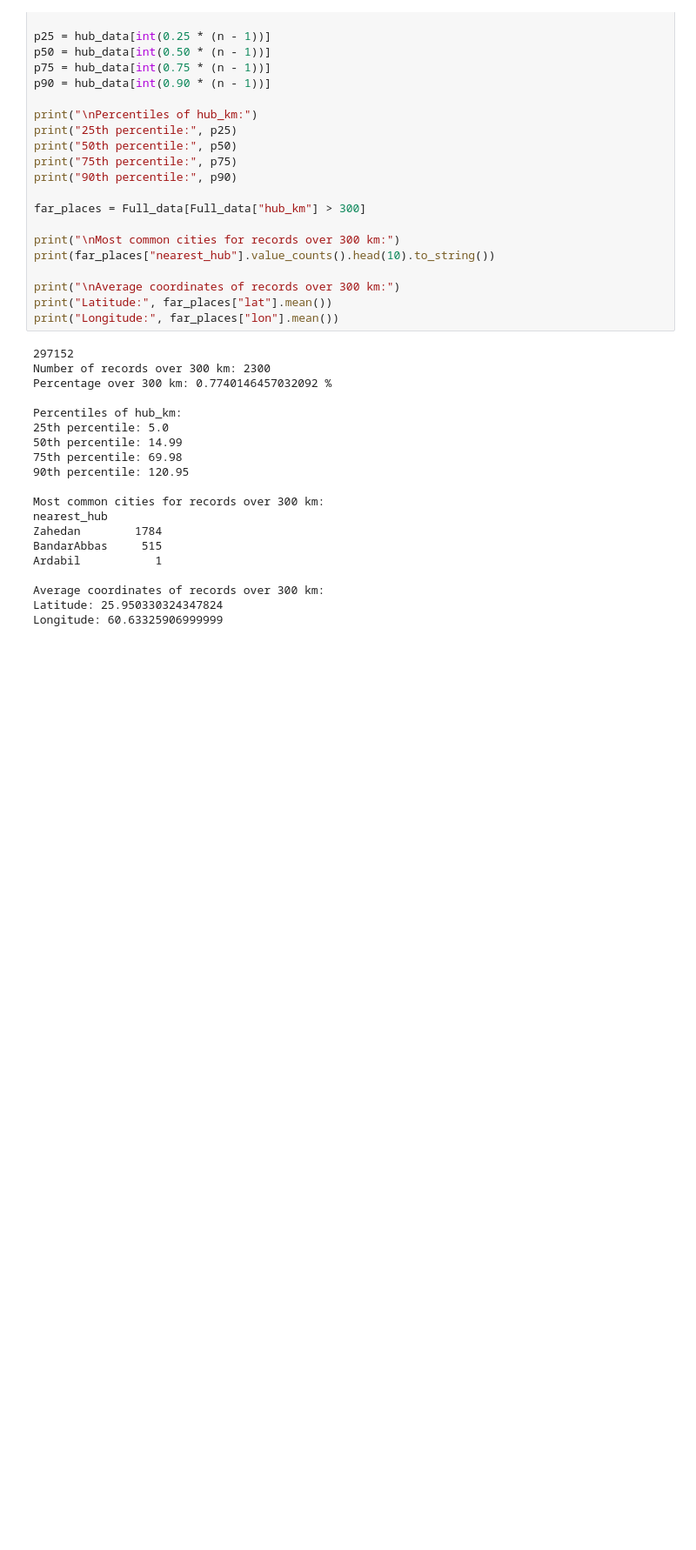
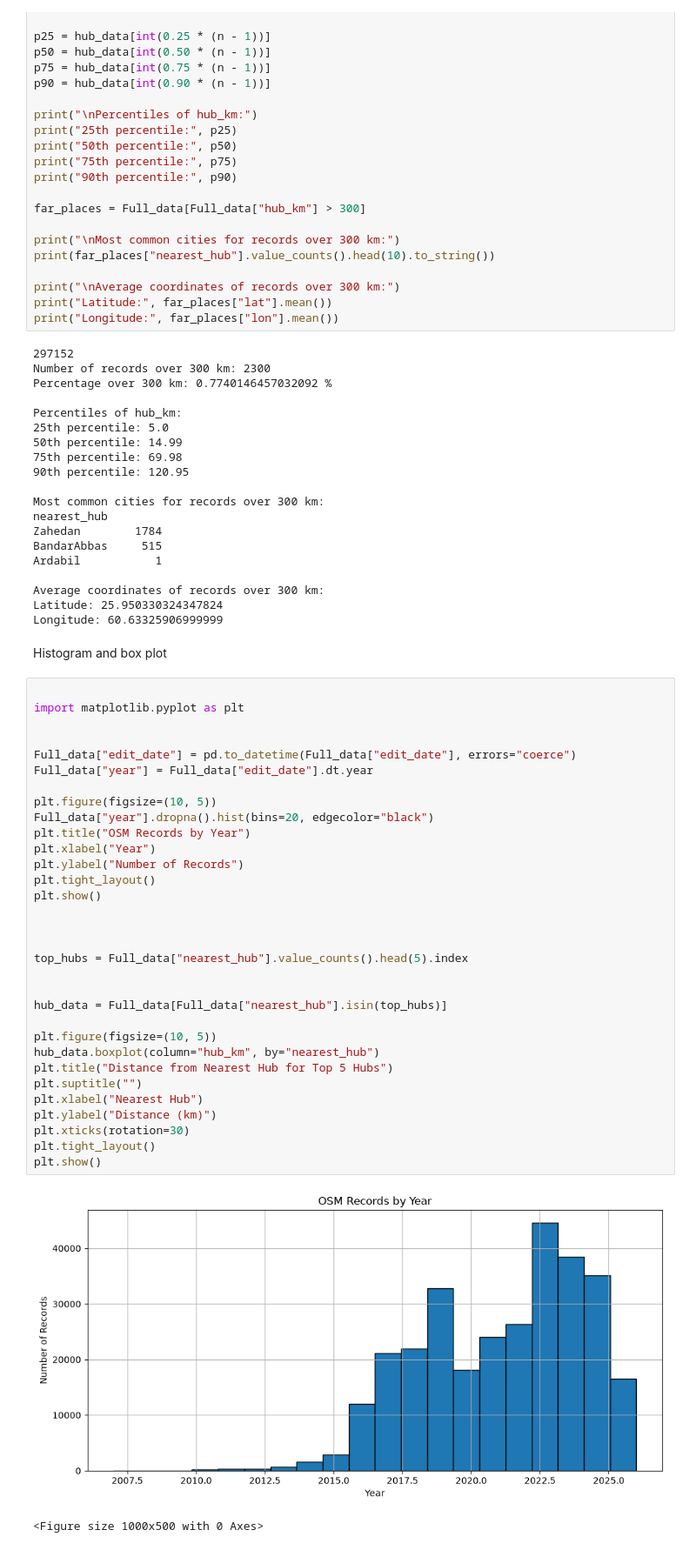
Before and after one commit to Ali-Karkhaneh1384/Data-Mining1, a Jupyter notebook: Data_Mining.ipynb, the cells around one changed output. Shown at 87% size. Saved outputs shown, nothing was run; the diff lists cells and outputs as text; blank space fills up the shorter version.

Commit message:
Histogram of edit_date and Box plot of nearest_hub

```diff
--- a/Data_Mining.ipynb
+++ b/Data_Mining.ipynb
@@ -725,3 +725,40 @@ Ardabil           1
 Average coordinates of records over 300 km:
 Latitude: 25.950330324347824
 Longitude: 60.63325906999999
+# %% [markdown]
+Histogram and box plot
+# %%
+
+import matplotlib.pyplot as plt
+
+
+Full_data["edit_date"] = pd.to_datetime(Full_data["edit_date"], errors="coerce")
+Full_data["year"] = Full_data["edit_date"].dt.year
+
+plt.figure(figsize=(10, 5))
+Full_data["year"].dropna().hist(bins=20, edgecolor="black")
+plt.title("OSM Records by Year")
+plt.xlabel("Year")
+plt.ylabel("Number of Records")
+plt.tight_layout()
+plt.show()
+
+
+
+top_hubs = Full_data["nearest_hub"].value_counts().head(5).index
+
+
+hub_data = Full_data[Full_data["nearest_hub"].isin(top_hubs)]
+
+plt.figure(figsize=(10, 5))
+hub_data.boxplot(column="hub_km", by="nearest_hub")
+plt.title("Distance from Nearest Hub for Top 5 Hubs")
+plt.suptitle("")
+plt.xlabel("Nearest Hub")
+plt.ylabel("Distance (km)")
+plt.xticks(rotation=30)
+plt.tight_layout()
+plt.show()
+# %% [output]
+[figure, added]
+<Figure size 1000x500 with 0 Axes>
```
Also changed, not shown: parts of 1 cell of this notebook.
